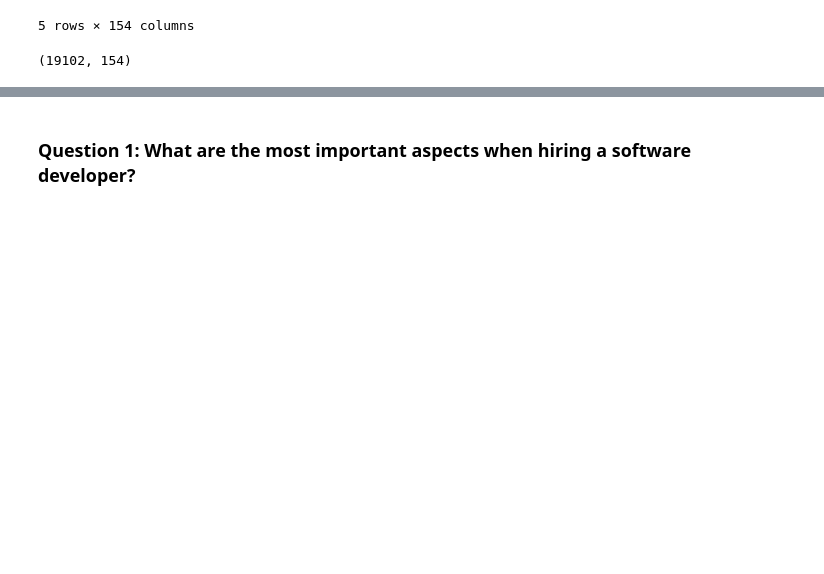
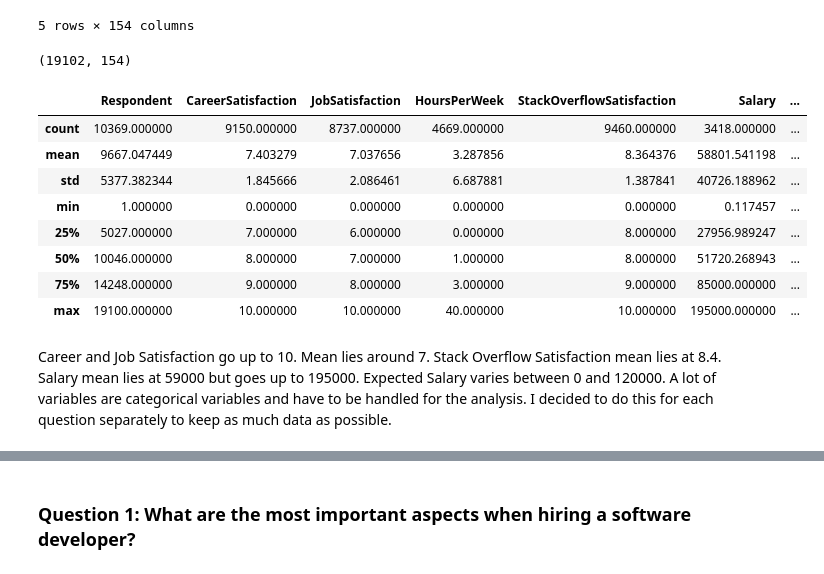
Before and after one commit to RoFab/stackoverflow-project, a Jupyter notebook: Analysis_stackoverflow.ipynb, the cells around one changed output, grey strips where cells are left out. Cells and saved outputs as stored; diff of their text form; code cells hidden in the pictures; blank space fills up the shorter version.

```diff
--- a/Analysis_stackoverflow.ipynb
+++ b/Analysis_stackoverflow.ipynb
@@ -22,3 +29,19 @@ df.head()
 df.shape
 # %% [output]
 (19102, 154)
+# %%
+df.describe()
+# %% [output]
+|  | Respondent | CareerSatisfaction | JobSatisfaction | HoursPerWeek | StackOverflowSatisfaction | Salary | ... |
+| count | 10369.000000 | 9150.000000 | 8737.000000 | 4669.000000 | 9460.000000 | 3418.000000 | ... |
+| mean | 9667.047449 | 7.403279 | 7.037656 | 3.287856 | 8.364376 | 58801.541198 | ... |
+| std | 5377.382344 | 1.845666 | 2.086461 | 6.687881 | 1.387841 | 40726.188962 | ... |
+| min | 1.000000 | 0.000000 | 0.000000 | 0.000000 | 0.000000 | 0.117457 | ... |
+| 25% | 5027.000000 | 7.000000 | 6.000000 | 0.000000 | 8.000000 | 27956.989247 | ... |
+| 50% | 10046.000000 | 8.000000 | 7.000000 | 1.000000 | 8.000000 | 51720.268943 | ... |
+| 75% | 14248.000000 | 9.000000 | 8.000000 | 3.000000 | 9.000000 | 85000.000000 | ... |
+| max | 19100.000000 | 10.000000 | 10.000000 | 40.000000 | 10.000000 | 195000.000000 | ... |
+# %% [markdown]
+Career and Job Satisfaction go up to 10. Mean lies around 7. Stack Overflow Satisfaction mean lies at 8.4.
+Salary mean lies at 59000 but goes up to 195000. Expected Salary varies between 0 and 120000.
+A lot of variables are categorical variables and have to be handled for the analysis. I decided to do this for each question separately to keep as much data as possible.
```
Also changed, not shown: parts of 24 cells of this notebook.
